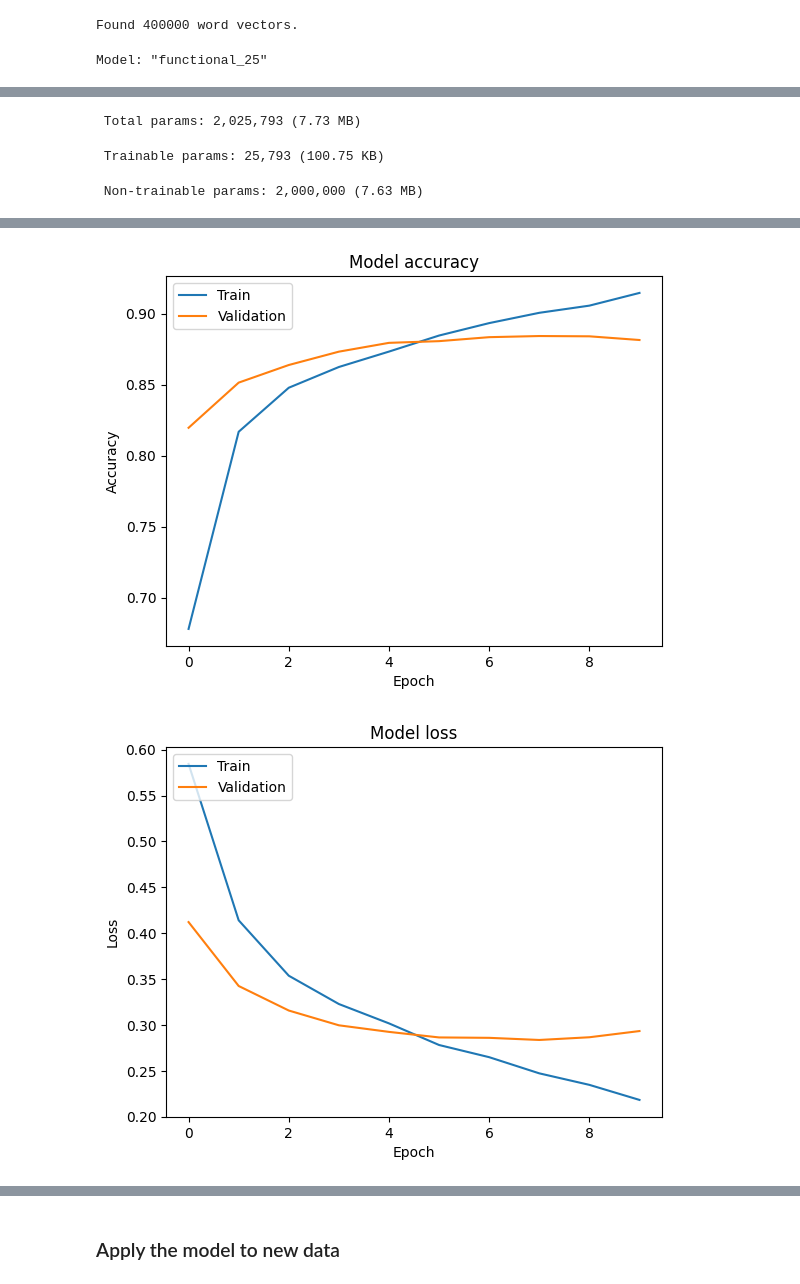
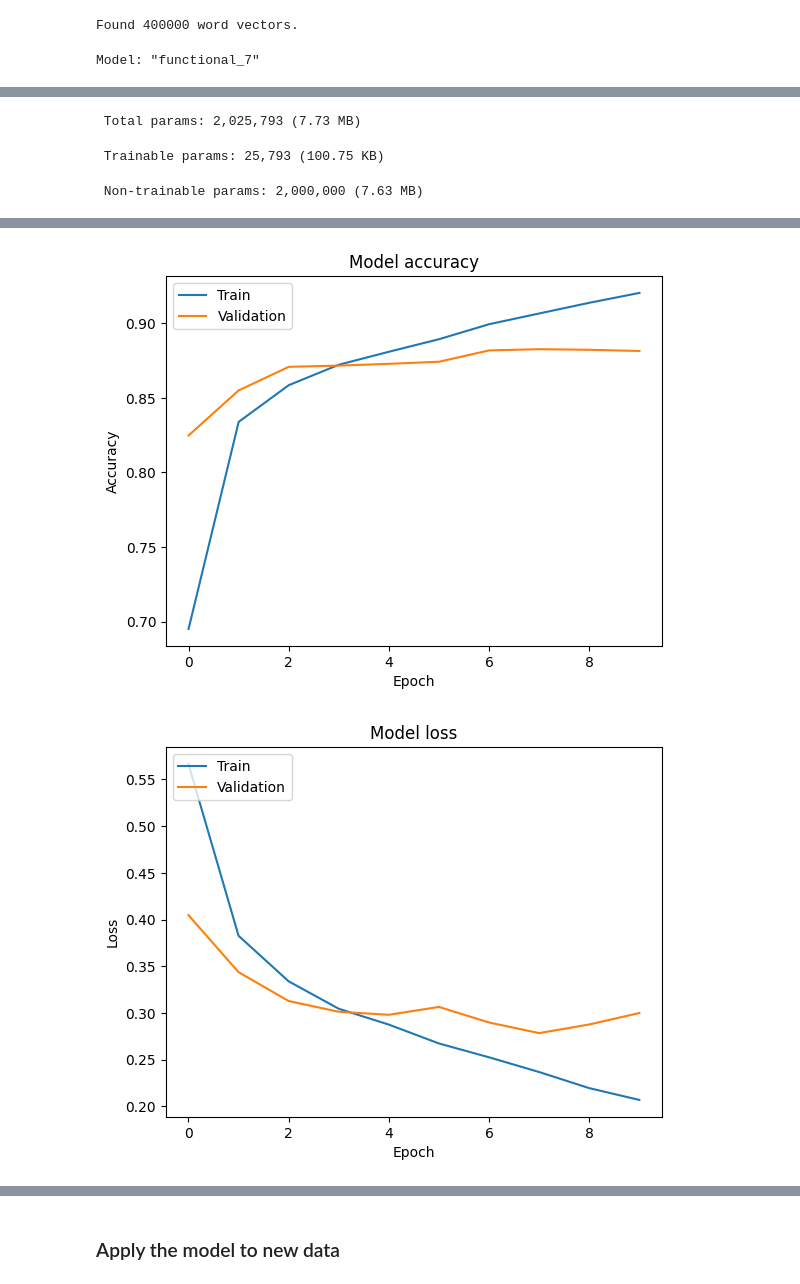
Before and after one commit to reitezuz/18NES2-2025, a Jupyter notebook: week_10/text_classification_IMDB.ipynb, the cells around one changed output, grey strips where cells are left out. Saved outputs shown, nothing was run; the diff lists cells and outputs as text; code cells hidden in the pictures.

```diff
--- a/week_10/text_classification_IMDB.ipynb
+++ b/week_10/text_classification_IMDB.ipynb
@@ -406,4 +425,4 @@ targets[0]: tf.Tensor(1, shape=(), dtype=int32)
 # %%
-x, y = next(binary_2gram_train_ds.as_numpy_iterator())
+x, y = next(bigram_train_ds.as_numpy_iterator())
 print(x.shape, y.shape)
 # %% [output]
@@ -544,12 +577,24 @@ inference_model = keras.Model(inputs, outputs)
 # %%
+import keras
 import tensorflow as tf
+
+base_model = keras.models.load_model("models/bigram_MLP.keras")
+
 raw_text_data = tf.constant([
     ["That was an awful movie, I hate it."],
     ["Not worth seeing."],
     ["That was an excellent movie, I love it. Best movie ever."],
+    ["I was shocked. Such an unexpected ending! Can't wait to see it again"],
     ["I was shocked. The movie was too short. Can't wait to see it again"],
 ], dtype=tf.string)
-predictions = inference_model(raw_text_data)
+
+# Vectorize the raw text data using the adapted TextVectorization layer
+processed_raw_text_data = text_vectorization(raw_text_data)
+
+# Make predictions using the base model with the vectorized numerical input
+predictions = base_model(processed_raw_text_data)
+
 for i in range(len(raw_text_data)):
-    print(f"text {i}: {float(predictions[i] * 100):.2f} percent positive")
+    # Access the scalar value by indexing predictions[i] with [0]
+    print(f"text {i}: {float(predictions[i][0] * 100):.2f} percent positive")
 # %% [output]
@@ -904,23 +980,26 @@ __Observation:__
 # %% [markdown]
 ### Apply the model to new data
 # %%
-# create an inference model:
 import keras
-inputs = keras.Input(shape=(1,), dtype="string")
-model = keras.models.load_model("models/embeddings_bidir_gru.keras")
-processed_inputs = text_vectorization(inputs)
-outputs = model(processed_inputs)
-inference_model = keras.Model(inputs, outputs)
+import tensorflow as tf
 
-import tensorflow as tf
+base_model = keras.models.load_model("models/embeddings_bidir_gru.keras")
+
 raw_text_data = tf.constant([
     ["That was an awful movie, I hate it."],
     ["Not worth seeing."],
     ["That was an excellent movie, I love it. Best movie ever."],
+    ["I was shocked. Such an unexpected ending! Can't wait to see it again"],
     ["I was shocked. The movie was too short. Can't wait to see it again"],
-    ["I was shocked. Such an unexpected ending! Can't wait to see it again"],
 ], dtype=tf.string)
-predictions = inference_model(raw_text_data)
+
+# Vectorize the raw text data using the adapted TextVectorization layer
+processed_raw_text_data = text_vectorization(raw_text_data)
+
+# Make predictions using the base model with the vectorized numerical input
+predictions = base_model(processed_raw_text_data)
+
 for i in range(len(raw_text_data)):
-    print(f"text {i}: {float(predictions[i] * 100):.2f} percent positive")
+    # Access the scalar value by indexing predictions[i] with [0]
+    print(f"text {i}: {float(predictions[i][0] * 100):.2f} percent positive")
 # %% [output]
@@ -1008,7 +1087,7 @@ x = layers.Bidirectional(layers.GRU(hidden_dim))(embedded)
 x = layers.Dropout(0.5)(x)
 outputs = layers.Dense(1, activation="sigmoid")(x)
 model = keras.Model(inputs, outputs)
-model.compile(optimizer="rmsprop",
+model.compile(optimizer="adam",
               loss="binary_crossentropy",
               metrics=["accuracy"])
 model.summary()
@@ -1050,7 +1129,7 @@ model.save(model_dir + model_name)
 #################################
 # Add results to the dataframe:
 new_entry = {
-    "Model Name" : "MLP BoW",
+    "Model Name" : model_name.strip(".keras"),
     "Details" : str(max_tokens) + " tokens, " + str(hidden_dim),
     "Train Loss" : train_loss,
     "Val Loss" : val_loss,
@@ -1071,7 +1150,7 @@ else:
 results_df.to_csv("results.csv", index=False)
 results_df
 # %% [output]
-Model: "functional_25"
+Model: "functional_7"
 ┏━━━━━━━━━━━━━━━━━━━━━┳━━━━━━━━━━━━━━━━━━━┳━━━━━━━━━━━━┳━━━━━━━━━━━━━━━━━━━┓
 ┃ Layer (type)        ┃ Output Shape      ┃    Param # ┃ Connected to      ┃
 ┡━━━━━━━━━━━━━━━━━━━━━╇━━━━━━━━━━━━━━━━━━━╇━━━━━━━━━━━━╇━━━━━━━━━━━━━━━━━━━┩
@@ -1114,3 +1192,3 @@ Epoch 10/10
 dict_keys(['accuracy', 'loss', 'val_accuracy', 'val_loss'])
-[figure, old version]
+[figure, new version]
-[figure, old version]
+[figure, new version]
```
Also changed, not shown: parts of 48 cells of this notebook.
